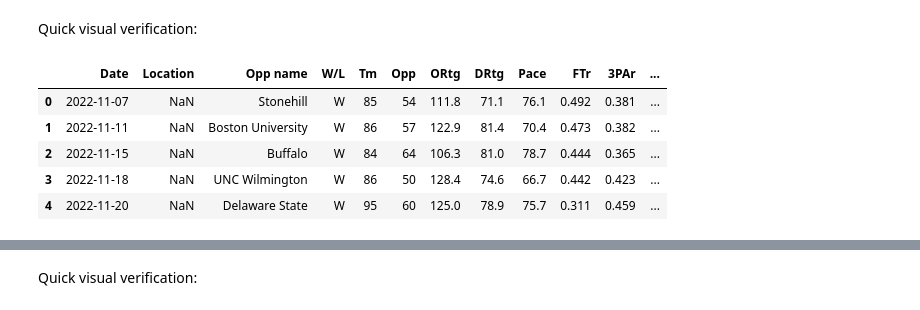
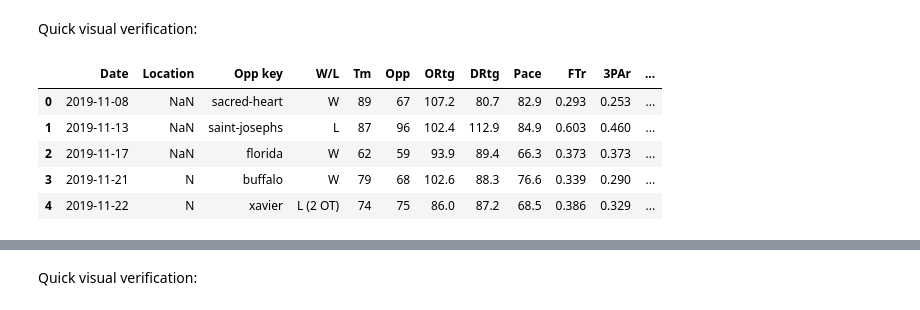
Before and after one commit to mike-taylor99/MLMB, a Jupyter notebook: utils/notebook/training_data.ipynb, the cells around one changed output, grey strips where cells are left out. Drawn from its saved outputs; the diff is of its cells as text; code cells hidden in the pictures.

```diff
--- a/utils/notebook/training_data.ipynb
+++ b/utils/notebook/training_data.ipynb
@@ -21,11 +29,24 @@ df.head()
 | 3 | Alabama | Tuscaloosa, Alabama | alabama | alabama | Alabama | University of Alabama | #9D2235 |
 | 4 | Alabama A&M | Normal, Alabama | alabama-am | alabama-am | Alabama A&M | Alabama A&M University | #862633 |
 # %%
-SEASON = 2023
 SR_SCHOOL_KEYS = [row.to_dict().get('SR key') for index, row in df.iterrows()]
 
-get_gamelog_basic_url = lambda school_key : f'https://www.sports-reference.com/cbb/schools/{school_key}/men/{SEASON}-gamelogs.html'
-get_gamelog_advanced_url = lambda school_key : f'https://www.sports-reference.com/cbb/schools/{school_key}/men/{SEASON}-gamelogs-advanced.html'
+def get_gamelog_basic_url(school_key, season, isWomens = False):
+    type = 'women' if isWomens else 'men'
+    return f'https://www.sports-reference.com/cbb/schools/{school_key}/{type}/{season}-gamelogs.html'
+
+def get_gamelog_advanced_url(school_key, season, isWomens = False):
+    type = 'women' if isWomens else 'men'
+    return f'https://www.sports-reference.com/cbb/schools/{school_key}/{type}/{season}-gamelogs-advanced.html'
+
+def get_team_season_file_path(school_key, season, filename):
+    file_path = os.path.abspath(f'../../data/seasons/{season}/{school_key}/{filename}')
+
+    dir = os.path.dirname(file_path)
+    if not os.path.exists(dir):
+        os.makedirs(dir)
+
+    return file_path
 # %% [markdown]
 ## Download gamelogs HTML
 Download the basic and advanced gamelog html for each team
@@ -140,14 +222,14 @@ for school in tqdm(SR_SCHOOL_KEYS):
 # %% [markdown]
 Quick visual verification:
 # %%
-school = 'connecticut'
-file_path = os.path.abspath(f'../../data/seasons/{SEASON}/{school}/{school}_advanced.csv')
+school_key, season = 'connecticut', 2020
+file_path = get_team_season_file_path(school_key, season, f'{school_key}_advanced.csv')
 team_df = pd.read_csv(file_path)
 team_df.head()
 # %% [output]
-|  | Date | Location | Opp name | W/L | Tm | Opp | ORtg | DRtg | Pace | FTr | 3PAr | ... |
-| 0 | 2022-11-07 | NaN | Stonehill | W | 85 | 54 | 111.8 | 71.1 | 76.1 | 0.492 | 0.381 | ... |
-| 1 | 2022-11-11 | NaN | Boston University | W | 86 | 57 | 122.9 | 81.4 | 70.4 | 0.473 | 0.382 | ... |
-| 2 | 2022-11-15 | NaN | Buffalo | W | 84 | 64 | 106.3 | 81.0 | 78.7 | 0.444 | 0.365 | ... |
-| 3 | 2022-11-18 | NaN | UNC Wilmington | W | 86 | 50 | 128.4 | 74.6 | 66.7 | 0.442 | 0.423 | ... |
-| 4 | 2022-11-20 | NaN | Delaware State | W | 95 | 60 | 125.0 | 78.9 | 75.7 | 0.311 | 0.459 | ... |
+|  | Date | Location | Opp key | W/L | Tm | Opp | ORtg | DRtg | Pace | FTr | 3PAr | ... |
+| 0 | 2019-11-08 | NaN | sacred-heart | W | 89 | 67 | 107.2 | 80.7 | 82.9 | 0.293 | 0.253 | ... |
+| 1 | 2019-11-13 | NaN | saint-josephs | L | 87 | 96 | 102.4 | 112.9 | 84.9 | 0.603 | 0.460 | ... |
+| 2 | 2019-11-17 | NaN | florida | W | 62 | 59 | 93.9 | 89.4 | 66.3 | 0.373 | 0.373 | ... |
+| 3 | 2019-11-21 | N | buffalo | W | 79 | 68 | 102.6 | 88.3 | 76.6 | 0.339 | 0.290 | ... |
+| 4 | 2019-11-22 | N | xavier | L (2 OT) | 74 | 75 | 86.0 | 87.2 | 68.5 | 0.386 | 0.329 | ... |
```
Also changed, not shown: parts of 38 cells of this notebook, 14 other files.
